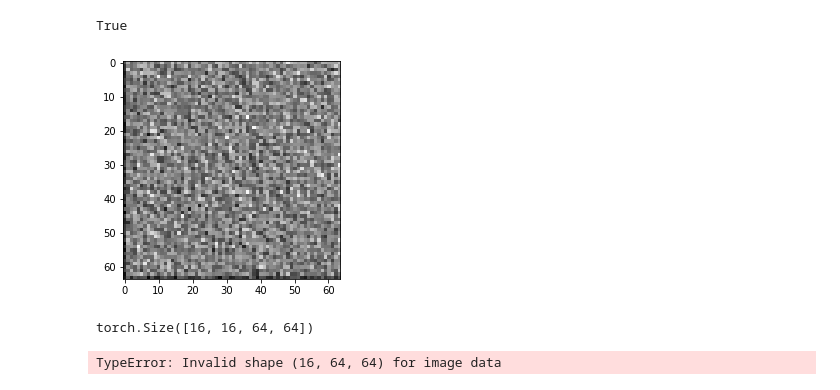
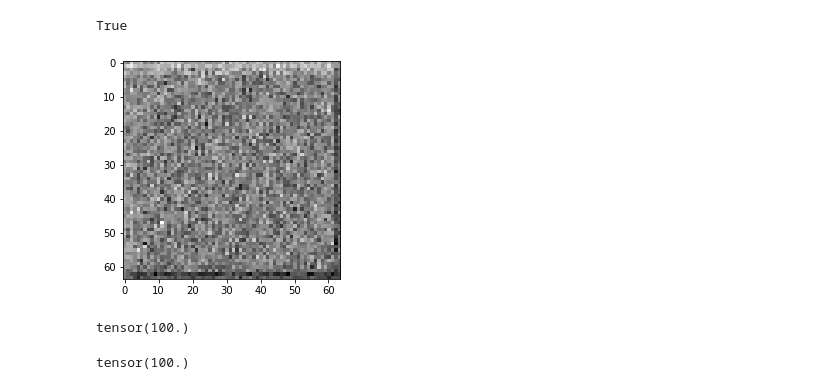
Before and after one commit to PatrykTerechowicz/objectsegmentator, a Jupyter notebook: Model Experiments.ipynb, the cells around one changed output. Saved outputs shown, nothing was run; the diff lists cells and outputs as text; code cells hidden in the pictures.

```diff
--- a/Model Experiments.ipynb
+++ b/Model Experiments.ipynb
@@ -15,16 +13,9 @@ f1, f2, f3, f4, output = net(rand_im)
+# %%
+output = net(rand_im)
 # %%
 import matplotlib.pyplot as plt
 # %%
-plt.imshow(f1.detach().numpy()[0, 2], cmap="gray")
+plt.imshow(output[0].detach(), cmap="gray")
 plt.show()
 # %% [output]
-[figure, old version]
+[figure, new version]
-# %%
-output.shape
-# %% [output]
-torch.Size([16, 16, 64, 64])
-# %%
-plt.imshow(output[0, 0].detach(), cmap="gray")
-plt.show()
-# %% [output]
-TypeError: Invalid shape (16, 64, 64) for image data
@@ -30,0 +24,9 @@ TypeError: Invalid shape (16, 64, 64) for image data
+# %%
+A = torch.zeros((10, 100, 100))
+B = torch.zeros_like(A)+1
+# %% [output]
+tensor(100.)
+# %%
+loss(A, B)
+# %% [output]
+tensor(100.)
```
Also changed, not shown: parts of 2 cells of this notebook, 4 other files.
